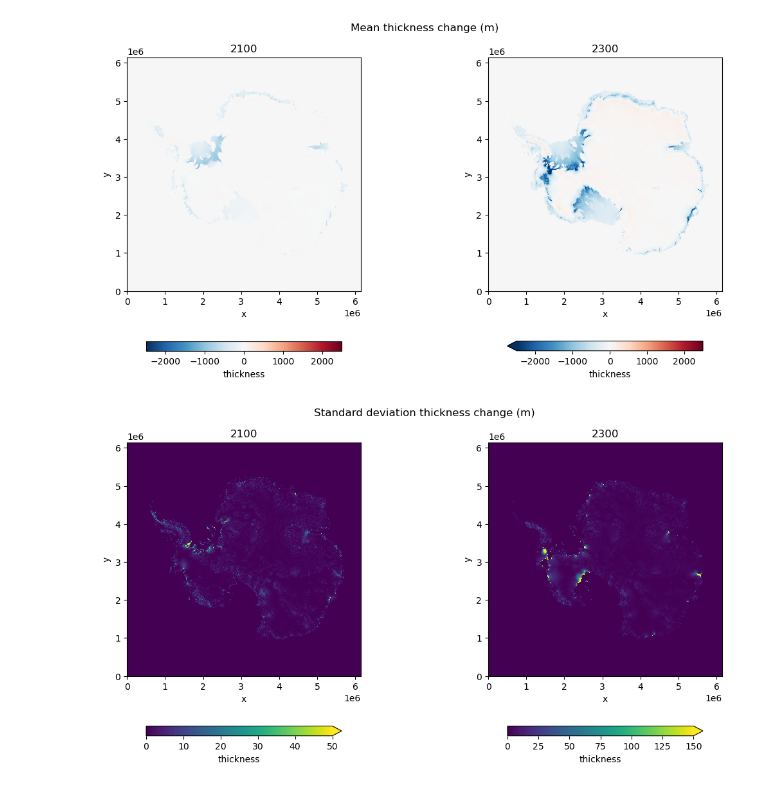
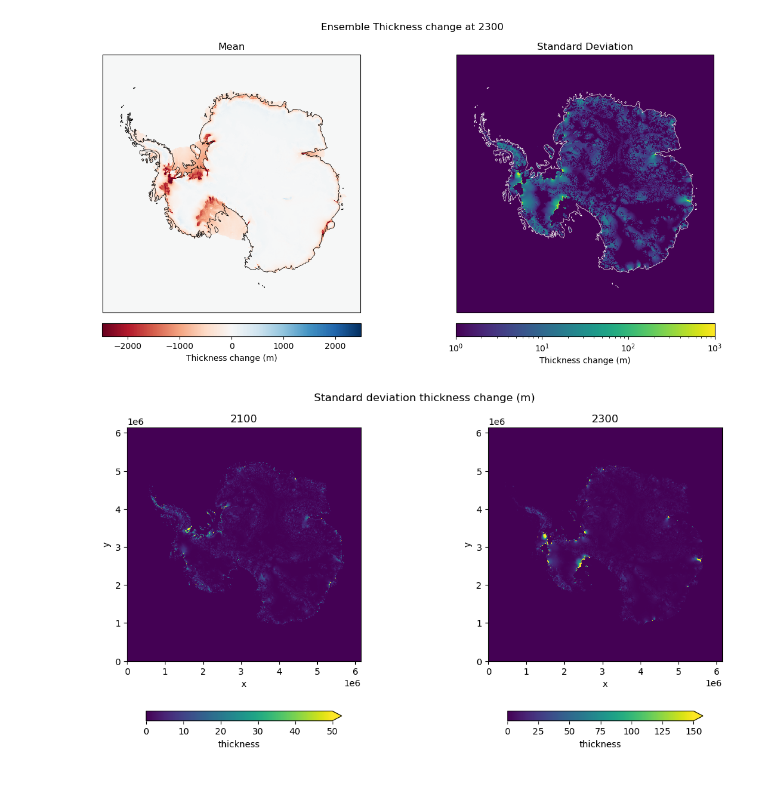
Before and after one commit to Jonniebarnsley/phd-local, a Jupyter notebook: notebooks/inversion_sensitivity/axial_spatial.ipynb, the cells around one changed output. Cells and saved outputs as stored; diff of their text form; code cells hidden in the pictures.

```diff
--- a/notebooks/inversion_sensitivity/axial_spatial.ipynb
+++ b/notebooks/inversion_sensitivity/axial_spatial.ipynb
@@ -17,21 +17,39 @@ dthk_2100 = xr.concat(dthk_2100_list, dim="ensemble_member")
 dthk_2300_list = [get_dthk(file, 2300) for file in sorted(path.glob("*.nc"))]
 dthk_2300 = xr.concat(dthk_2300_list, dim="ensemble_member")
 # %%
-fig, ax = plt.subplots(ncols=2, figsize=(12, 6))
+import cartopy.crs as ccrs
+from lib.myplots import spatial
+from matplotlib.colors import LogNorm
+proj = ccrs.SouthPolarStereo()
 
-dthk_2100.mean(dim="ensemble_member").plot(ax=ax[0], vmin=-2500, vmax=2500, cmap="RdBu_r", cbar_kwargs={"location": "bottom", "shrink": 0.5})
-dthk_2300.mean(dim="ensemble_member").plot(ax=ax[1], vmin=-2500, vmax=2500, cmap="RdBu_r", cbar_kwargs={"location": "bottom", "shrink": 0.5})
-fig.suptitle("Mean thickness change (m)")
+fig, ax = plt.subplots(ncols=2, figsize=(12, 6), subplot_kw={"projection": proj})
 
-ax[0].set_title("2100")
-ax[1].set_title("2300")
+std = dthk_2300.std(dim="ensemble_member")
+std = std.where(std > 1, 1)
+
+im_mean = spatial(ax[0], dthk_2300.mean(dim="ensemble_member"), cmap="RdBu", vmax=2500, vmin=-2500)
+im_std = spatial(ax[1], std, cmap="viridis",  norm=LogNorm(vmin=1, vmax=1000))
+
+ax[0].coastlines(color='black', lw=0.5)
+ax[1].coastlines(color='white', lw=0.5)
+
+#dthk_2300.mean(dim="ensemble_member").plot(ax=ax[0], vmin=-2500, vmax=2500, cmap="RdBu_r", cbar_kwargs={"location": "bottom", "shrink": 0.5})
+#dthk_2300.std(dim="ensemble_member").plot(ax=ax[1], cbar_kwargs={"location": "bottom", "shrink": 0.5}, vmax=150)
+fig.suptitle("Ensemble Thickness change at 2300")
+
+ax[0].set_title("Mean")
+ax[1].set_title("Standard Deviation")
+
+fig.colorbar(im_mean, ax=ax[0], orientation='horizontal', fraction=0.046, pad=0.04, label='Thickness change (m)')
+fig.colorbar(im_std, ax=ax[1], orientation='horizontal', fraction=0.046, pad=0.04, label='Thickness change (m)')
 
 for a in ax:
     a.set_aspect('equal')
 
 plt.tight_layout()
+plt.savefig("/Users/jonniebarnsley/code/phd/local/papers/inversion_sensitivity/figures/spatial.png", dpi=300)
 # %% [output]
-[figure, old version]
+[figure, new version]
 # %%
 fig, ax = plt.subplots(ncols=2, figsize=(12, 6))
 
```
Also changed, not shown: parts of 1 cell of this notebook, 2 other files.
